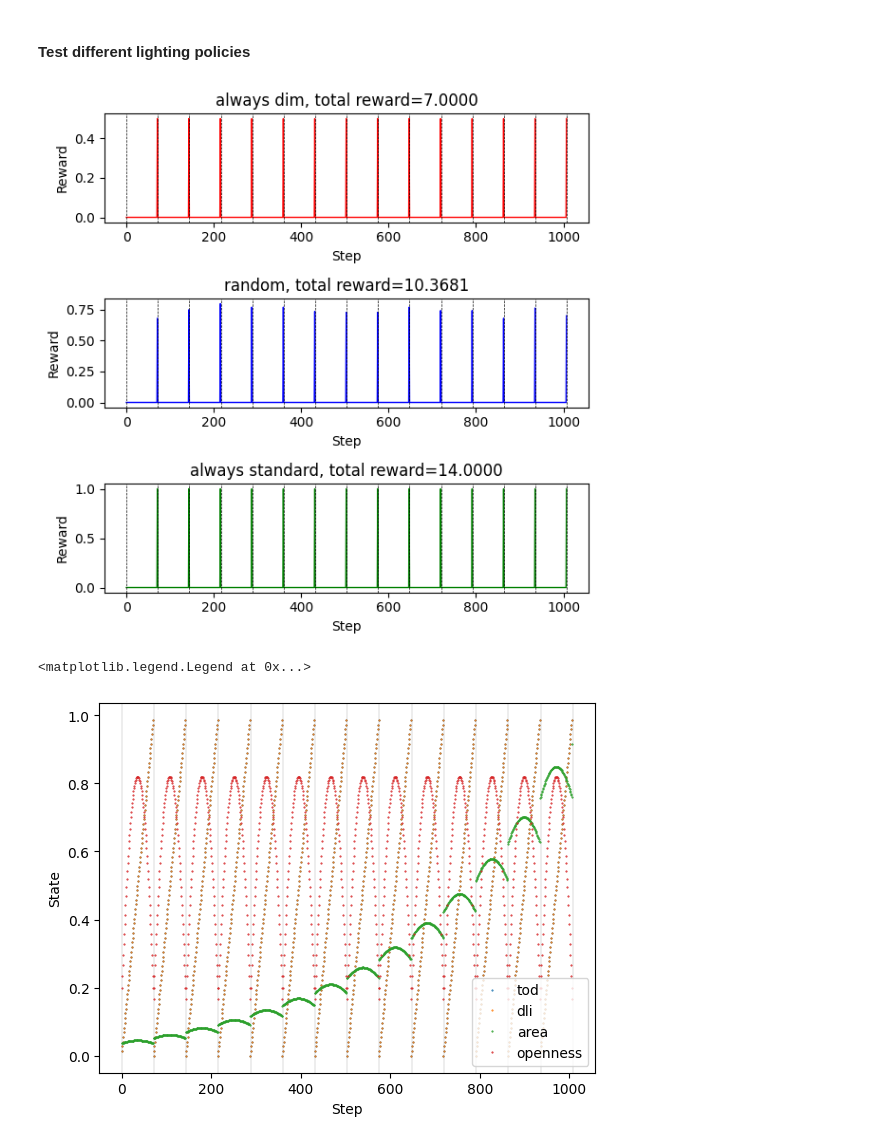
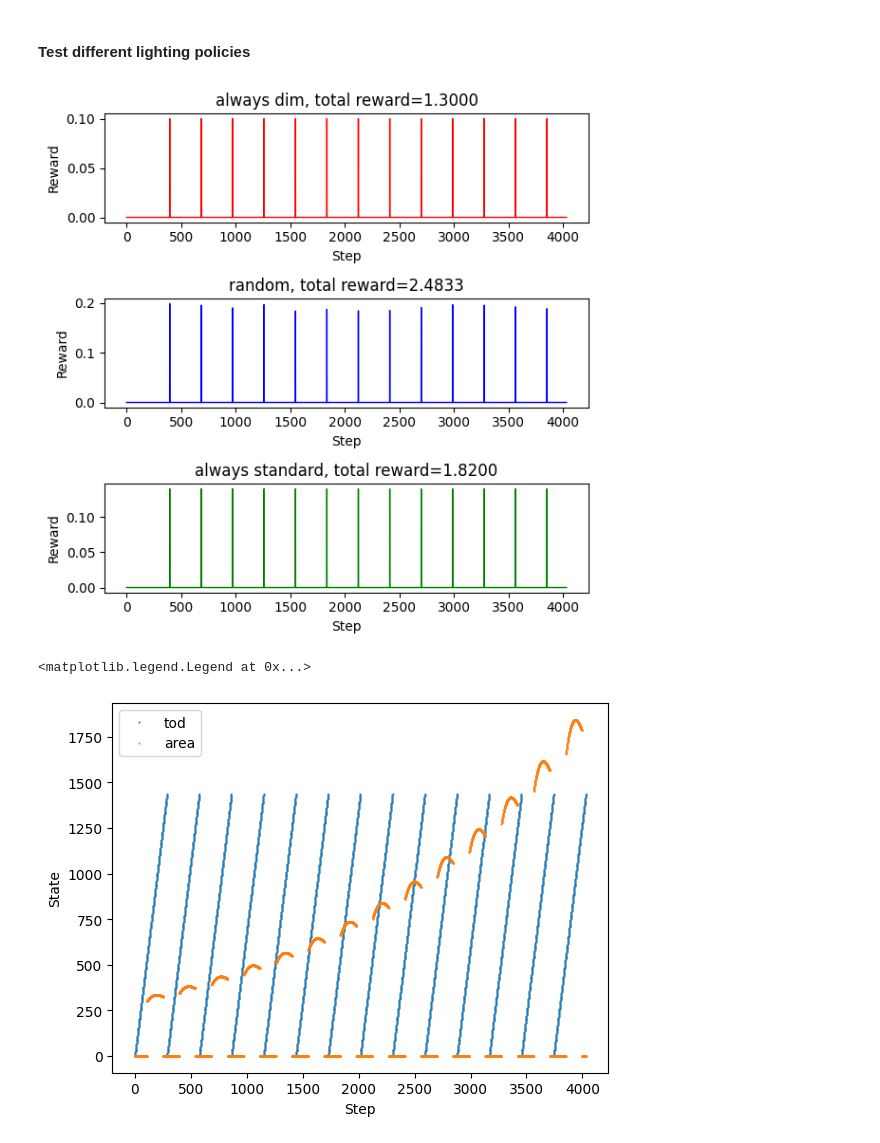
Before and after one commit to steventango/plant-rl, a Jupyter notebook: analysis/test_CleanPlantSim.ipynb, the cells around one changed output. Cells and saved outputs as stored; diff of their text form; code cells hidden in the pictures.

```diff
--- a/analysis/test_CleanPlantSim.ipynb
+++ b/analysis/test_CleanPlantSim.ipynb
@@ -12,49 +13,52 @@ COLORS = ["r", "b", "g"]
 LABELS = ["always dim", "random", "always standard"]
 fig, ax = plt.subplots(3, 1, figsize=(6, 6))
 
-policy1 = np.zeros(env.total_steps)
-policy2 = np.random.choice([0, 1], env.total_steps)
-policy3 = np.ones(env.total_steps)
+policy1 = np.ones(env.total_steps) * 50
+policy2 = np.random.choice([50, 80, 110, 140], env.total_steps)
+policy3 = np.ones(env.total_steps) * 70
 policy = [policy1, policy2, policy3]
 
-for i in range(3):
+for i in [0, 1, 2]:
     R = []
-    State = []
+    TOD = []
+    AREA = []
     pol = policy[i]
 
-    env.start()
+    s, info = env.start()
+    daytime_step = 0
     for _ in range(env.total_steps):
-        reward, next_state, done, info = env.step(int(pol[_]))
+        tod = s[0]
+        if tod.hour >= 21 or tod.hour < 9:
+            action = 0
+        else:
+            action = pol[daytime_step]
+        reward, s, done, info = env.step(action)
         R.append(reward)
-        State.append(env.current_state)
+        TOD.append(tod.hour*60 + tod.minute)
+        AREA.append(s[1])
+        daytime_step += 1
 
     R = np.array(R)
     ax[i].plot(R, linewidth=1, color=COLORS[i])
     ax[i].set_title(f"{LABELS[i]}, total reward={np.sum(R):.4f}")
     ax[i].set_xlabel("Step")
     ax[i].set_ylabel("Reward")
-    # ax[i].set_ylim(0,2.2)
-
-for i in range(int(len(R) / env.steps_per_day) + 1):
-    ax[0].axvline(x=env.steps_per_day * i, color="k", linestyle="--", linewidth=0.5)
-    ax[1].axvline(x=env.steps_per_day * i, color="k", linestyle="--", linewidth=0.5)
-    ax[2].axvline(x=env.steps_per_day * i, color="k", linestyle="--", linewidth=0.5)
 
 fig.tight_layout()
 # %% [output]
-[figure, old version]
+[figure, new version]
 # %%
 fig, ax = plt.subplots(1, 1)
-State = np.array(State)
-for i in range(int(len(R) / env.steps_per_day) + 1):
-    ax.axvline(x=env.steps_per_day * i, color="k", linewidth=0.1)
-ax.plot(State, ".", markersize=1, label=["tod", "dli", "area", "openness"])
+TOD = np.array(TOD)
+AREA = np.array(AREA)
+ax.plot(TOD, ".", markersize=1, label="tod")
+ax.plot(AREA, ".", markersize=1, label="area")
 
 ax.set_ylabel("State")
 ax.set_xlabel("Step")
 ax.legend()
 # plt.xlim([72*5, 72*10])
 # plt.ylim([0, 0.1])
 # %% [output]
 <matplotlib.legend.Legend at 0x...>
-[figure, old version]
+[figure, new version]
```
Also changed, not shown: parts of 1 cell of this notebook, 1 other file.
